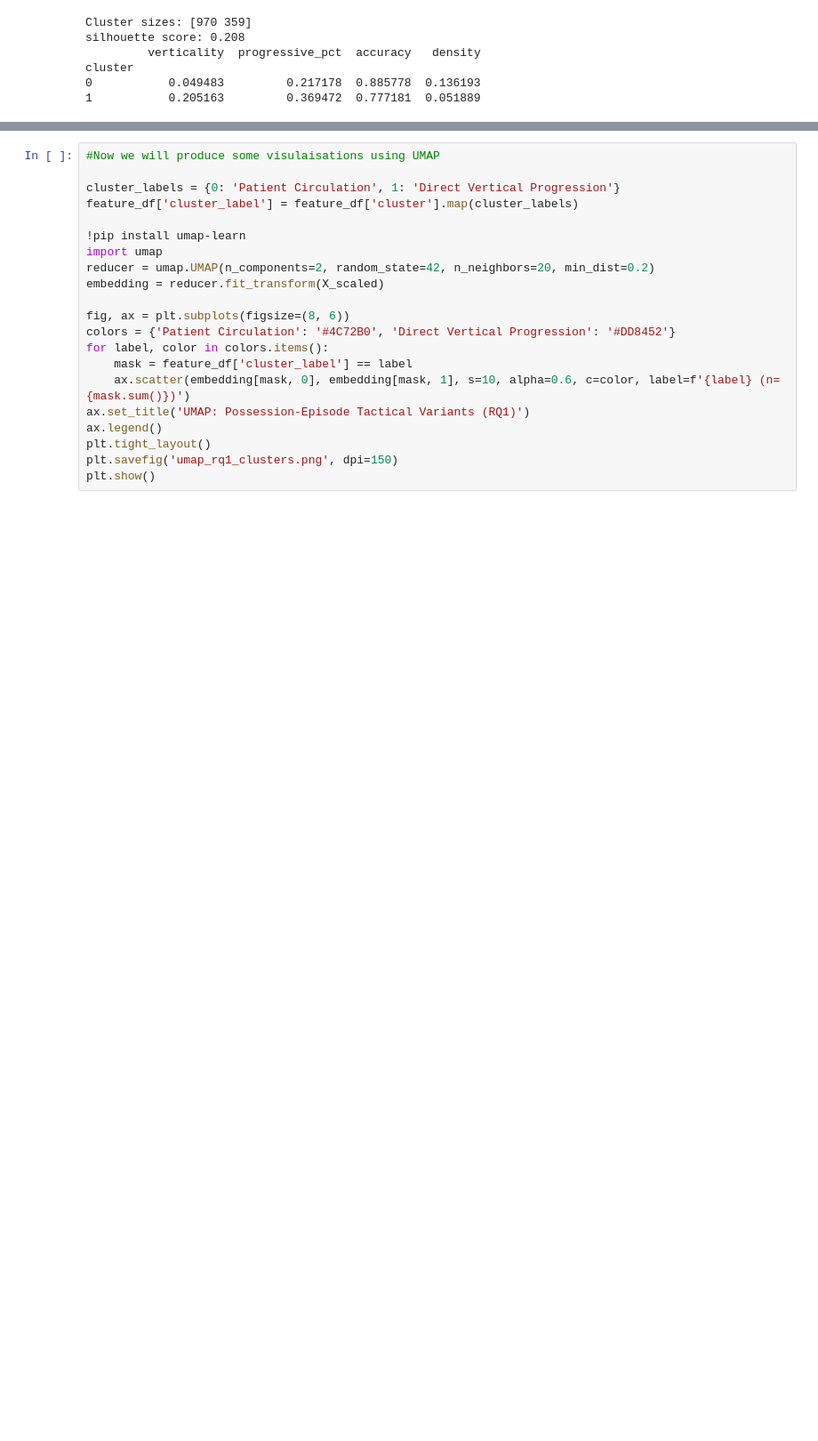
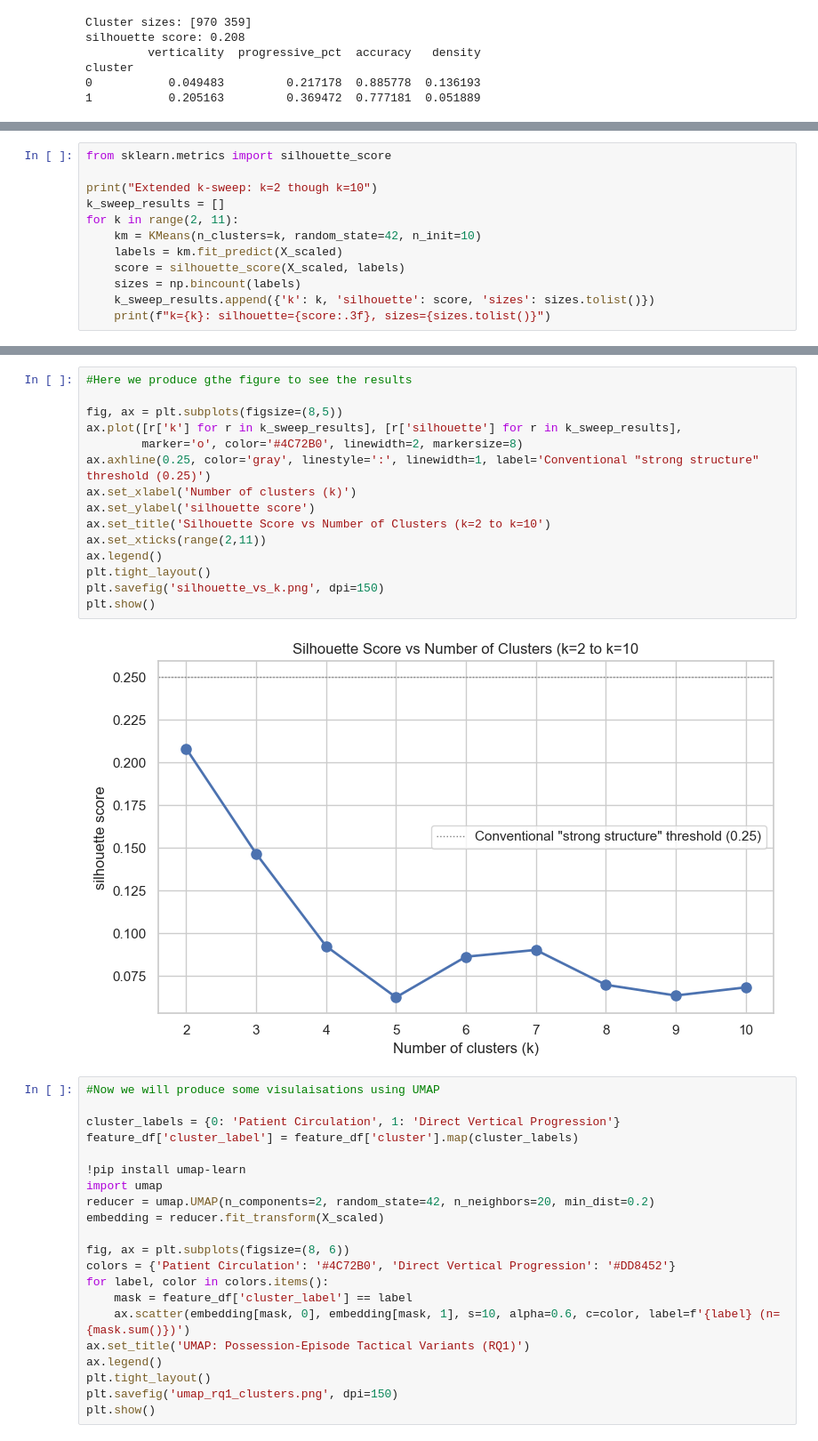
Before and after one commit to Andreas-Angelides/MSc-Dissertation---Passing-Networks, a Jupyter notebook: Dissertation_python_notebook.ipynb, the cells around one changed output, grey strips where cells are left out. Shown at 89% size. Saved outputs shown, nothing was run; the diff lists cells and outputs as text; blank space fills up the shorter version.

```diff
--- a/Dissertation_python_notebook.ipynb
+++ b/Dissertation_python_notebook.ipynb
@@ -462,0 +467,12 @@ cluster
+# %%
+from sklearn.metrics import silhouette_score
+
+print("Extended k-sweep: k=2 though k=10")
+k_sweep_results = []
+for k in range(2, 11):
+    km = KMeans(n_clusters=k, random_state=42, n_init=10)
+    labels = km.fit_predict(X_scaled)
+    score = silhouette_score(X_scaled, labels)
+    sizes = np.bincount(labels)
+    k_sweep_results.append({'k': k, 'silhouette': score, 'sizes': sizes.tolist()})
+    print(f"k={k}: silhouette={score:.3f}, sizes={sizes.tolist()}")
@@ -463,3 +511,20 @@ cluster
+# %%
+#Here we produce gthe figure to see the results
+
+fig, ax = plt.subplots(figsize=(8,5))
+ax.plot([r['k'] for r in k_sweep_results], [r['silhouette'] for r in k_sweep_results],
+        marker='o', color='#4C72B0', linewidth=2, markersize=8)
+ax.axhline(0.25, color='gray', linestyle=':', linewidth=1, label='Conventional "strong structure" threshold (0.25)')
+ax.set_xlabel('Number of clusters (k)')
+ax.set_ylabel('silhouette score')
+ax.set_title('Silhouette Score vs Number of Clusters (k=2 to k=10')
+ax.set_xticks(range(2,11))
+ax.legend()
+plt.tight_layout()
+plt.savefig('silhouette_vs_k.png', dpi=150)
+plt.show()
+# %% [output]
+[figure, added]
 # %%
 #Now we will produce some visulaisations using UMAP
 
```
Also changed, not shown: parts of 4 cells of this notebook, 1 other file.
